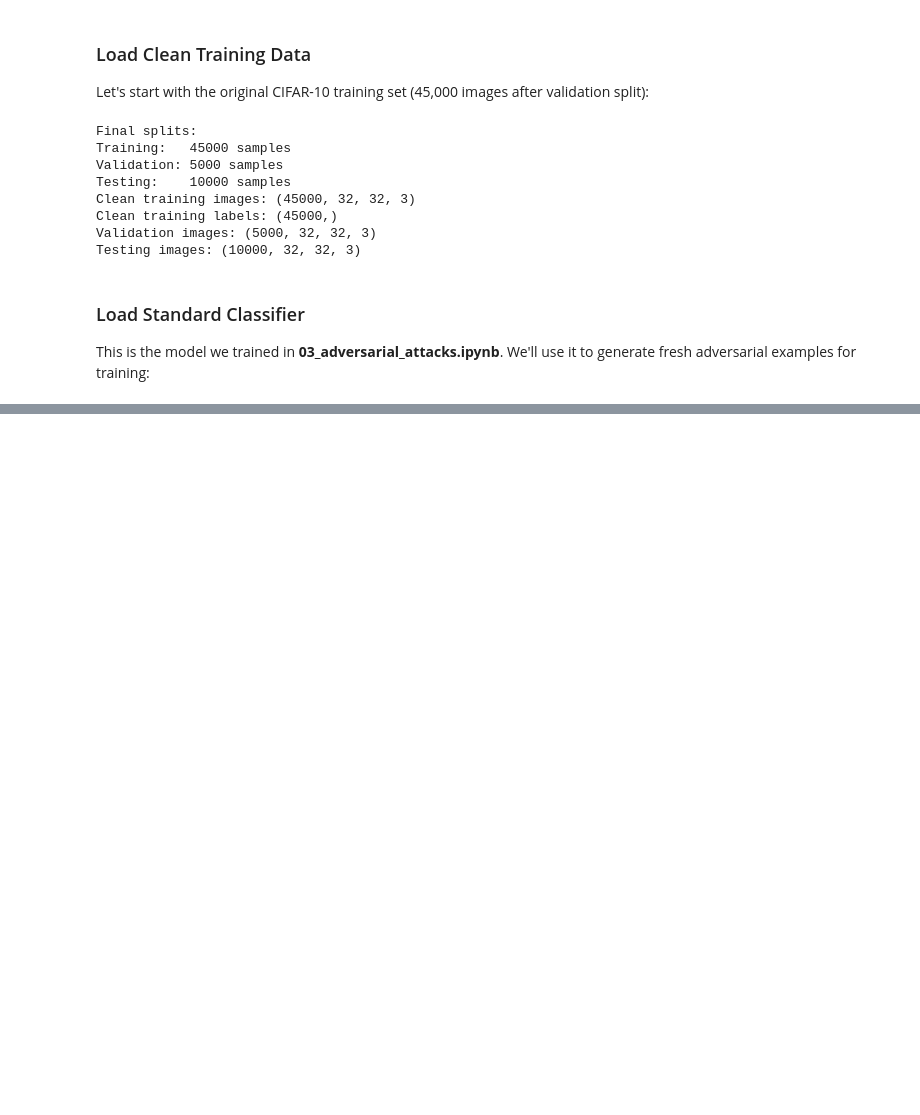
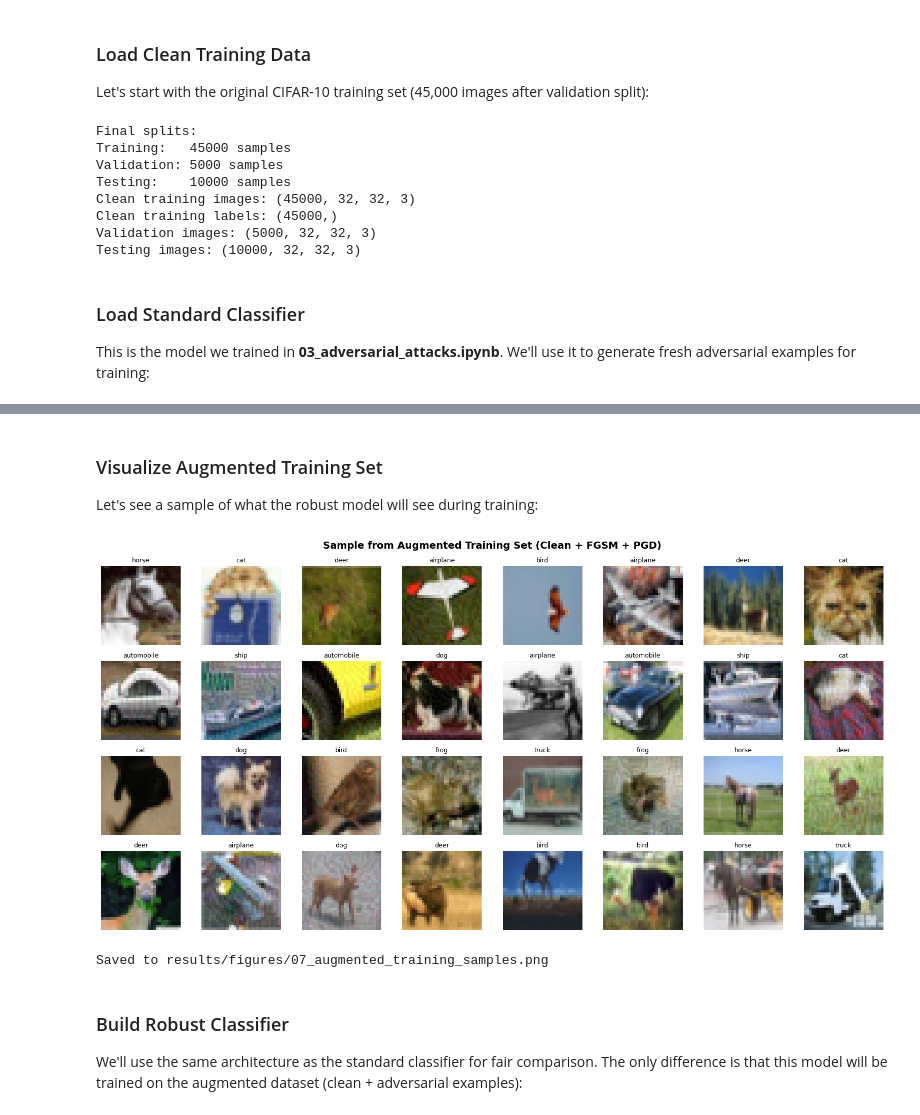
Before and after one commit to ShawarmaOnGit/tda-adversarial-detection, a Jupyter notebook: notebooks/07_adversarial_training.ipynb, the cells around one changed output, grey strips where cells are left out. Saved outputs shown, nothing was run; the diff lists cells and outputs as text; code cells hidden in the pictures; blank space fills up the shorter version.

Commit message:
feat: Finish 07_adversarial_training.ipynb completely

```diff
--- a/notebooks/07_adversarial_training.ipynb
+++ b/notebooks/07_adversarial_training.ipynb
@@ -84,0 +138,23 @@ FileNotFoundError: [Errno 2] Unable to synchronously open file (unable to open f
+# %%
+alpha = 0.01
+num_steps = 10
+
+print(f"Epsilon: {epsilon}")
+print(f"Alpha: {alpha}")
+print(f"Steps: {num_steps}")
+print(f"Samples: {len(training_images):,}\n")
+
+from src.attacks.pgd import generate_pgd_dataset
+pgd_images, pgd_success_rate = generate_pgd_dataset(
+    standard_classifier,
+    training_images,
+    training_labels,
+    epsilon=epsilon,
+    alpha=alpha,
+    num_steps=num_steps,
+    batch_size=128,
+    verbose=True
+)
+
+print(f"\n{len(pgd_images):,} PGD adversarial examples successfully generated")
+print(f"Attack success rate: {pgd_success_rate:.2%}")
@@ -84,0 +239,27 @@ FileNotFoundError: [Errno 2] Unable to synchronously open file (unable to open f
+# %% [markdown]
+### Visualize Augmented Training Set
+
+Let's see a sample of what the robust model will see during training:
+# %%
+fig, axes = plt.subplots(4, 8, figsize=(16, 8))
+axes = axes.flatten()
+
+np.random.seed(111)
+sample_indices = np.random.choice(len(augmented_images), 32, replace=False)
+for i, idx in enumerate(sample_indices):
+    axes[i].imshow(augmented_images[idx])
+    axes[i].set_title(f"{class_names[augmented_labels[idx]]}", fontsize=9)
+    axes[i].axis('off')
+
+plt.suptitle('Sample from Augmented Training Set (Clean + FGSM + PGD)', fontsize=14, fontweight='bold')
+plt.tight_layout()
+plt.savefig('../results/figures/07_augmented_training_samples.png', bbox_inches='tight')
+plt.show()
+print("Saved to results/figures/07_augmented_training_samples.png")
+# %% [output]
+[figure, added]
+Saved to results/figures/07_augmented_training_samples.png
+# %% [markdown]
+### Build Robust Classifier
+
+We'll use the same architecture as the standard classifier for fair comparison. The only difference is that this model will be trained on the augmented dataset (clean + adversarial examples):
```
Also changed, not shown: parts of 21 cells of this notebook.
